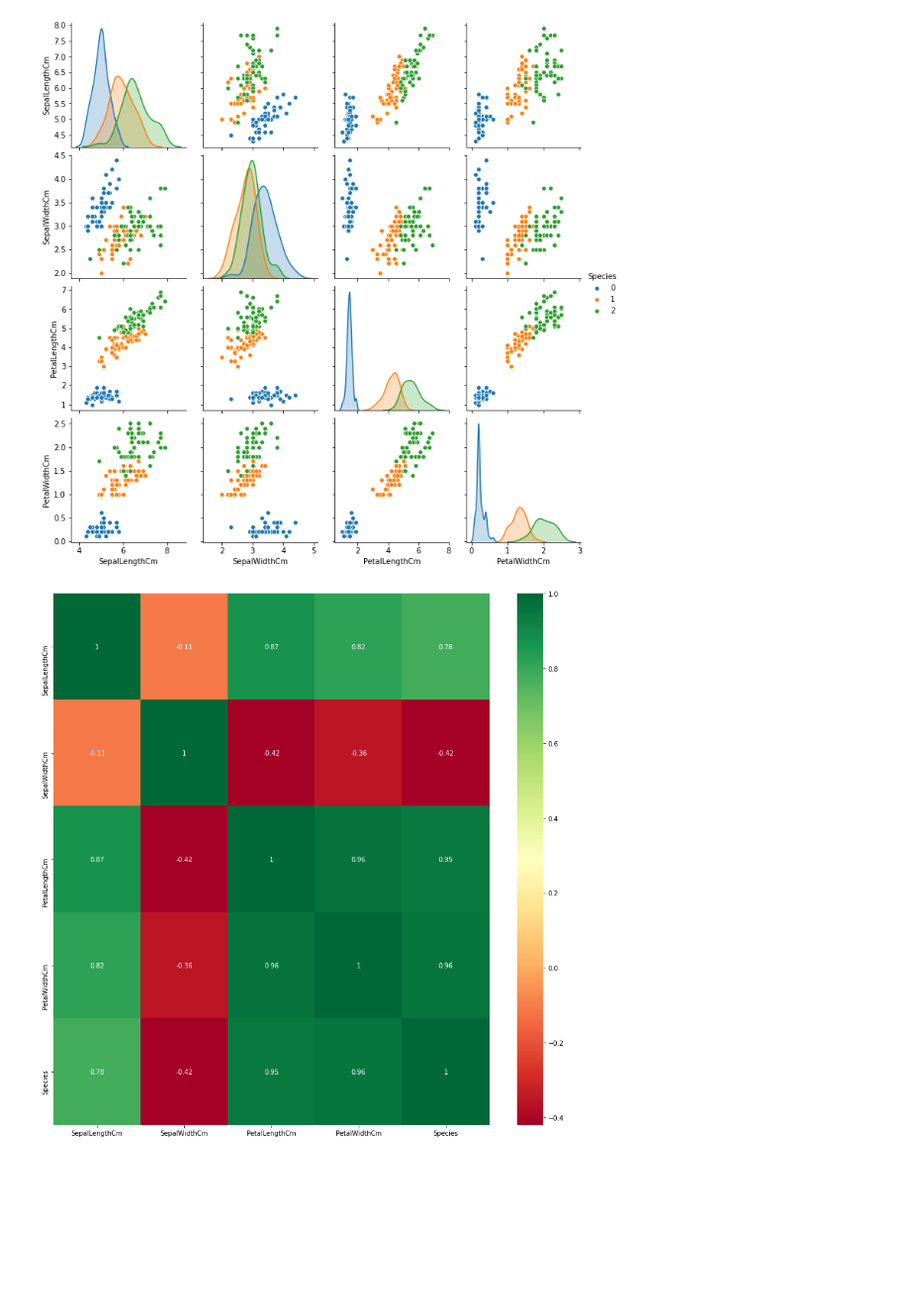
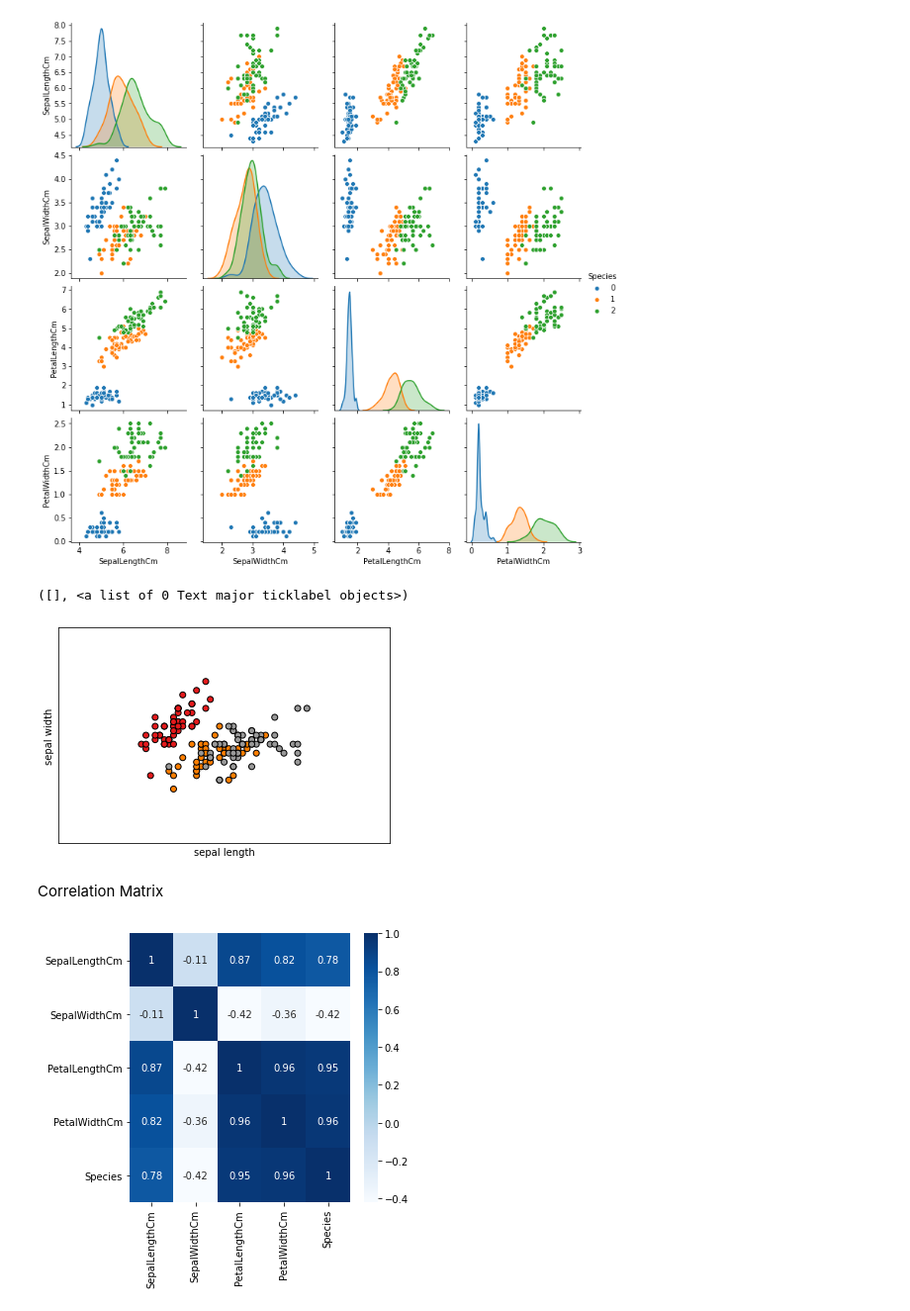
Before and after one commit to SUNNYTHAKURCODE/MACHINELEARNING, a Jupyter notebook: PCA.ipynb, the cells around one changed output. Shown at 99% size. Drawn from its saved outputs; the diff is of its cells as text; code cells hidden in the pictures; blank space fills up the shorter version.

```diff
--- a/PCA.ipynb
+++ b/PCA.ipynb
@@ -111,8 +91,28 @@ dataset.head()
 p=sns.pairplot(dataset, hue = 'Species')
 # %% [output]
 [figure]
+# %%
+# plotting the samples data
+
+x_min, x_max = X[:, 0].min() - .5, X[:, 0].max() + .5
+y_min, y_max = X[:, 1].min() - .5, X[:, 1].max() + .5
+
+plt.scatter(X[:, 0], X[:, 1], c=y, cmap=plt.cm.Set1,
+            edgecolor='k')
+plt.xlabel('sepal length')
+plt.ylabel('sepal width')
+
+plt.xlim(x_min, x_max)
+plt.ylim(y_min, y_max)
+plt.xticks(())
+plt.yticks(())
+# %% [output]
+([], <a list of 0 Text major ticklabel objects>)
+[figure, added]
+# %% [markdown]
+Correlation Matrix
 # %%
-plt.figure(figsize=(15,15))
-p=sns.heatmap(dataset.corr(), annot=True,cmap='RdYlGn')
+plt.figure(figsize=(5,5))
+p=sns.heatmap(dataset.corr(), annot=True,cmap='Blues')
 # %% [output]
-[figure, old version]
+[figure, new version]
```
Also changed, not shown: parts of 29 cells of this notebook.
